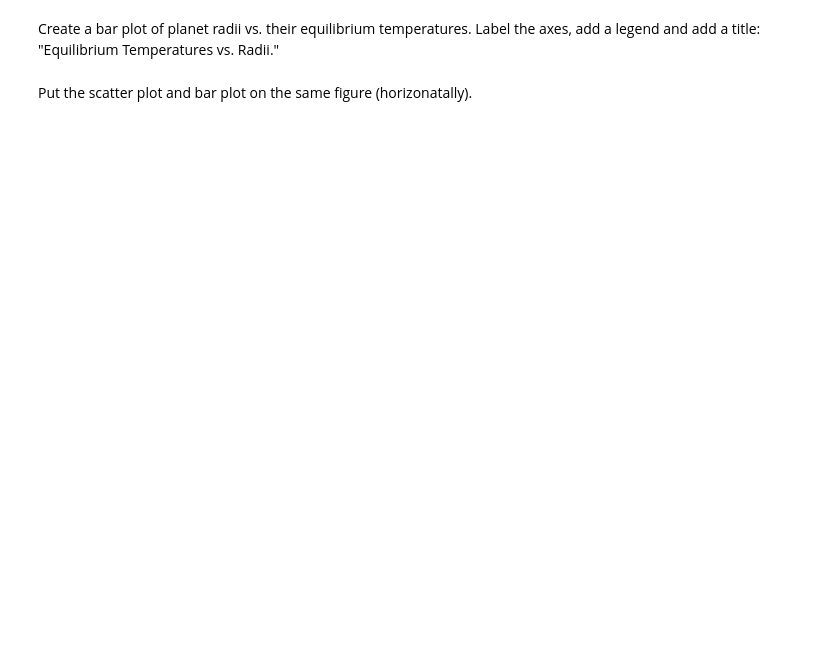
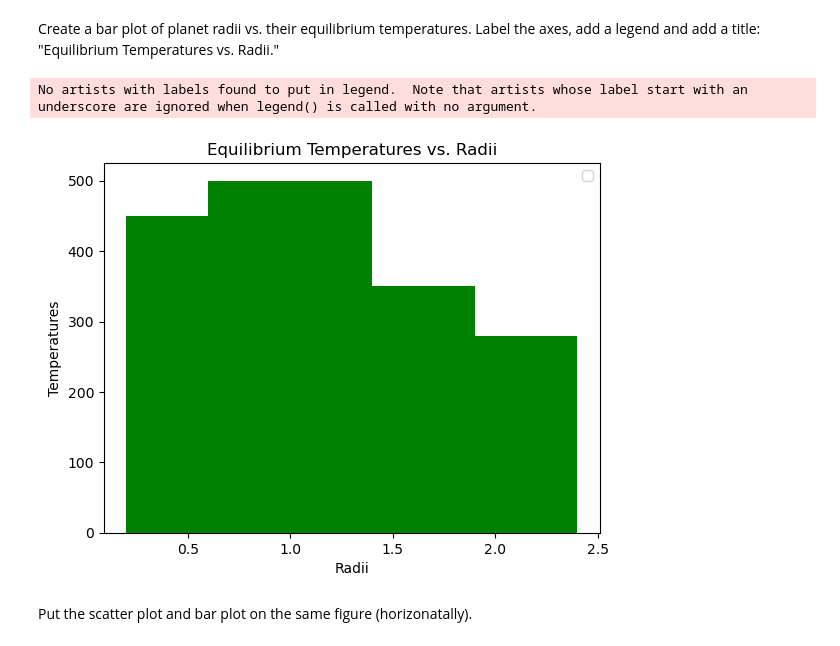
Before and after one commit to brayyang/ulab_brayden, a Jupyter notebook: homework11/hw11.ipynb, the cells around one changed output. Cells and saved outputs as stored; diff of their text form; code cells hidden in the pictures; blank space fills up the shorter version.

```diff
--- a/homework11/hw11.ipynb
+++ b/homework11/hw11.ipynb
@@ -291,7 +308,22 @@ Create a scatter plot of the following semi-major axes (x-axis) vs. orbital peri
 # %% [markdown]
 Create a bar plot of planet radii vs. their equilibrium temperatures. Label the axes, add a legend and add a title: "Equilibrium Temperatures vs. Radii."
 # %%
-# Your code here
+# Defining the variables
+radii = [1.2, 0.8, 1.5, 2.0, 1.0, 0.6]
+temperatures = [300, 400, 350, 280, 500, 450]
+
+plt.bar(radii, temperatures, color='green') # Call function to create a bar plot
+
+# Defining the labels, titles, and legend
+plt.xlabel("Radii")
+plt.ylabel("Temperatures")
+plt.title("Equilibrium Temperatures vs. Radii")
+plt.legend(loc="upper right")
+
+plt.show()
+# %% [output]
+No artists with labels found to put in legend.  Note that artists whose label start with an underscore are ignored when legend() is called with no argument.
+[figure, added]
 # %% [markdown]
 Put the scatter plot and bar plot on the same figure (horizonatally).
 # %%
```
Also changed, not shown: parts of 2 cells of this notebook.
